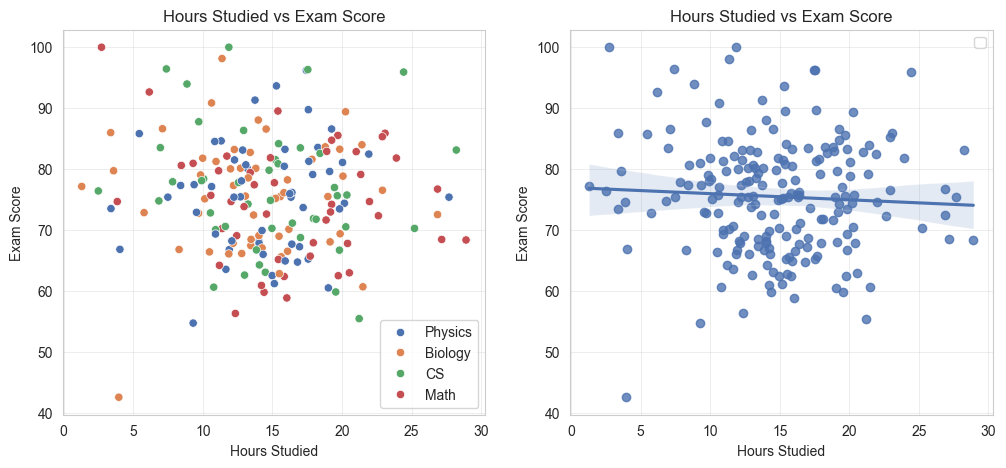
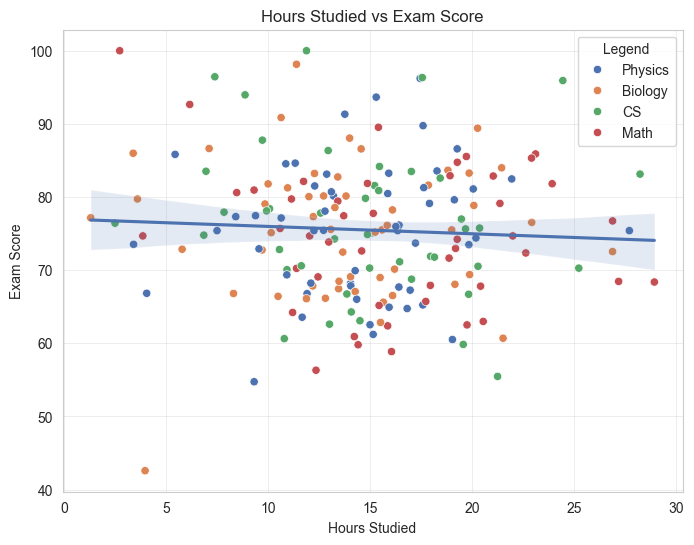
Unified diff of the notebook cell whose output changed from the first chart to the second:
--- before
+++ after
@@ -5,5 +5,5 @@
 # Done: Include appropriate legends, titles, and axis labels
 
-fig, (bx1,bx2) = plt.subplots(1,2,figsize=(12,5))
+fig, ax = plt.subplots(figsize=(8,6))
 
 # Set style
@@ -13,13 +13,10 @@
 
 # Scatter plot with regression line
-sns.scatterplot(data=df, x='hours_studied', y='exam_score', ax=bx1, hue='major')
-bx1.legend()
-bx1.set_xlabel('Hours Studied')
-bx1.set_ylabel('Exam Score')
-bx1.set_title('Hours Studied vs Exam Score')
+sns.scatterplot(data=df, x='hours_studied', y='exam_score', ax=ax, hue='major')
+scattered_regressed=sns.regplot(data=df, x='hours_studied', y='exam_score', scatter=False, ax=ax)
+ax.set_xlabel('Hours Studied')
+ax.set_ylabel('Exam Score')
+ax.set_title('Hours Studied vs Exam Score')
 
-scattered_regressed=sns.regplot(data=df, x='hours_studied', y='exam_score', ax=bx2)
-bx2.legend()
-bx2.set_xlabel('Hours Studied')
-bx2.set_ylabel('Exam Score')
-bx2.set_title('Hours Studied vs Exam Score')
+
+ax.legend(title="Legend")

Commit: Refinement